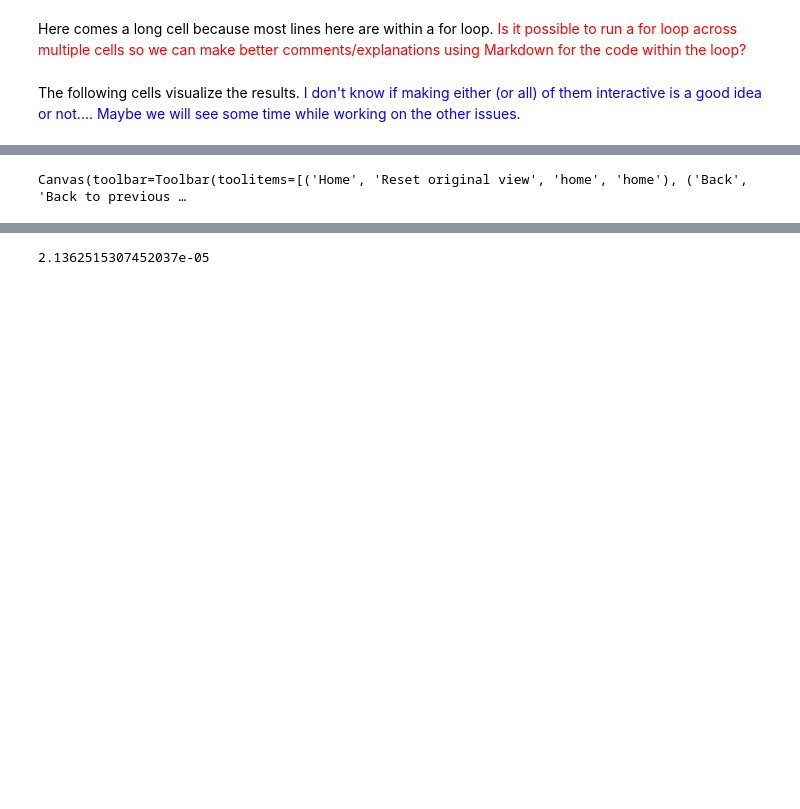
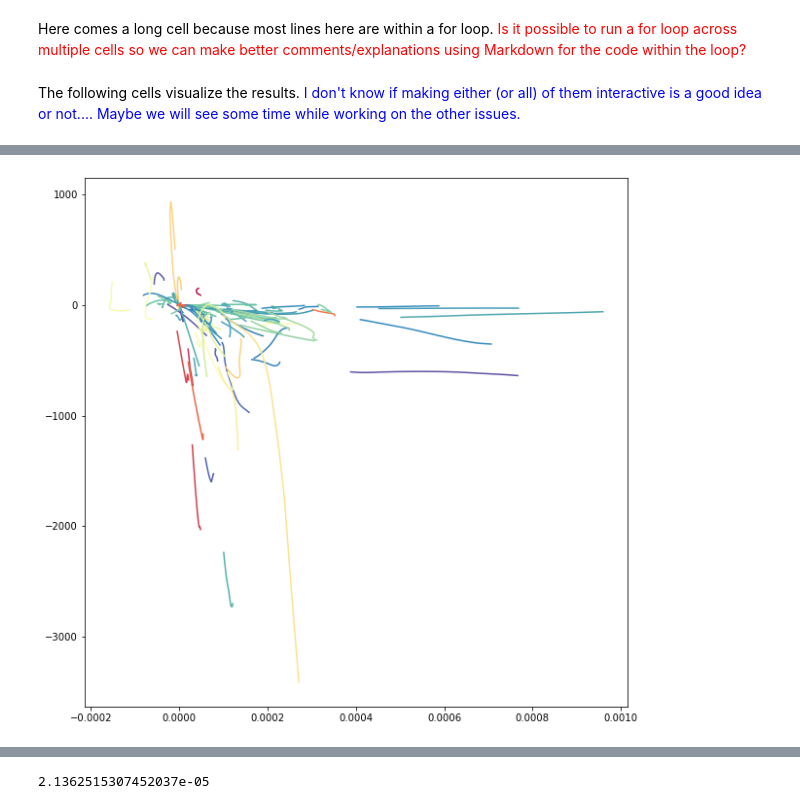
Before and after one commit to whyjz/pejzero, a Jupyter notebook: workflows/Pe-J0-Greenland-MultipleBasins-calc.ipynb, the cells around one changed output, grey strips where cells are left out. Saved outputs shown, nothing was run; the diff lists cells and outputs as text; code cells hidden in the pictures; blank space fills up the shorter version.

```diff
--- a/workflows/Pe-J0-Greenland-MultipleBasins-calc.ipynb
+++ b/workflows/Pe-J0-Greenland-MultipleBasins-calc.ipynb
@@ -141,21 +178,24 @@ Canvas(toolbar=Toolbar(toolitems=[('Home', 'Reset original view', 'home', 'home'
 # %%
-fig, ax2 = plt.subplots(1, 1, sharex=True, figsize=(5, 5))
+fig, ax2 = plt.subplots(1, 1, sharex=True, figsize=(10, 10))
+cmap = cm.get_cmap('Spectral_r')
 for key in mega_results:
     z_max = np.nanmax(mega_results[key]['avg']['udiff_sm'])
     z_min = np.nanmin(mega_results[key]['avg']['udiff_sm'])
     z_value = z_max if abs(z_max) > abs(z_min) else z_min
-    if z_value > 1000:
-        linecolor = 'xkcd:red'
-    elif z_value < -250:
-        linecolor = 'xkcd:blue'
-    else:
-        linecolor = 'xkcd:green'
+    z_value_scaled = (z_value + 500) / 4000
+    rgba = cmap(z_value_scaled)
+    # if z_value > 200:
+    #     linecolor = 'xkcd:red'
+    # elif z_value < -250:
+    #     linecolor = 'xkcd:blue'
+    # else:
+    #     linecolor = 'xkcd:green'
     # linecolor = (z_value + 500) / 3500
     # linecolor = 1 if linecolor > 1 else linecolor
     # linecolor = 0 if linecolor < 0 else linecolor
     # ax2.plot(mega_results[key]['avg']['pe'][:100], mega_results[key]['avg']['j0'][:100], color=linecolor)
-    ax2.plot(mega_results[key]['avg']['pe_ignore_dslope'][:100], mega_results[key]['avg']['j0_ignore_dslope'][:100], color=linecolor)
+    ax2.plot(mega_results[key]['avg']['pe_ignore_dslope'][:100], mega_results[key]['avg']['j0_ignore_dslope'][:100], color=rgba)
 # %% [output]
-Canvas(toolbar=Toolbar(toolitems=[('Home', 'Reset original view', 'home', 'home'), ('Back', 'Back to previous …
+[figure, added]
 # %%
 length = 200
```
Also changed, not shown: parts of 10 cells of this notebook, 1 other file.
